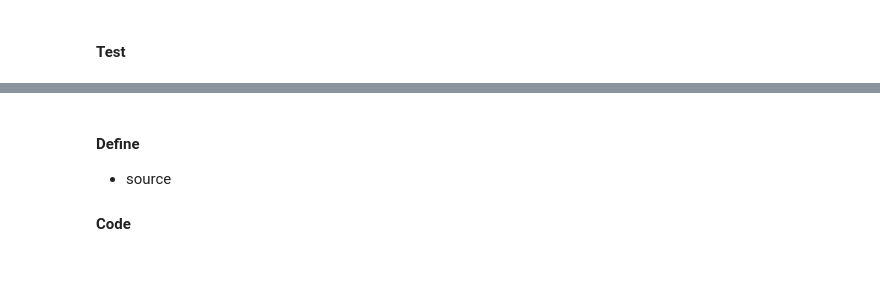
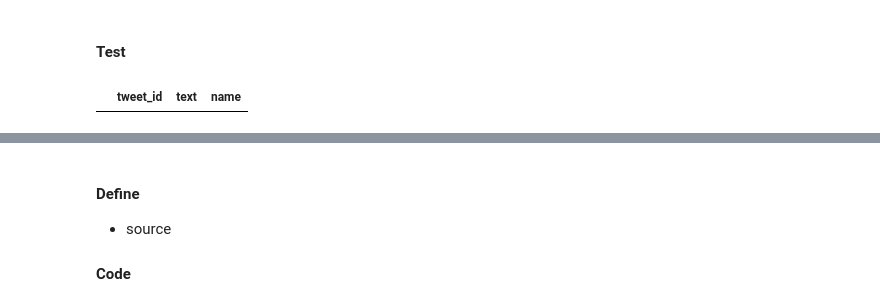
Before and after one commit to omarbassam88/we-rate-dogs, a Jupyter notebook: wrangle_act.ipynb, the cells around one changed output, grey strips where cells are left out. Drawn from its saved outputs; the diff is of its cells as text; code cells hidden in the pictures; blank space fills up the shorter version.

```diff
--- a/wrangle_act.ipynb
+++ b/wrangle_act.ipynb
@@ -593,5 +655,30 @@ Index(['tweet_id', 'timestamp', 'source', 'text', 'expanded_urls',
 - name
 
 #### Code
+# %%
+not_names = ['a', 'the', 'an', 'very', 'one', 'quite', 'just', 'mad', 'actually', 'getting', 'not',
+                 'infuriating', 'space', 'unacceptable', 'his', 'old', 'O', 'life', 'this', 'incredibly',
+                 'such', 'light', 'officially', 'all', 'by', 'my']
+
+def fix_name(row):
+    """
+    Returns the row withthe corrected name if found and Null if no name was found
+    """
+    if row['name'] in not_names or row['name'] == 'None':
+        try:
+            pattern = re.compile(r'(?:name(?:d)?)\s{1}(?:is\s)?([A-Za-z]+)')
+            new_name = re.findall(pattern, row['text'])[0]
+            row['name'] = new_name
+
+        except IndexError:
+            row['name'] = np.nan
+    return row
+
+
+df_archive_clean = df_archive_clean.apply(lambda x: fix_name(x), axis=1)
 # %% [markdown]
 #### Test
+# %%
+df_archive_clean[['tweet_id','text','name']].query('name in @not_names')
+# %% [output]
+|  | tweet_id | text | name |
```
Also changed, not shown: parts of 22 cells of this notebook, 2 other files.
